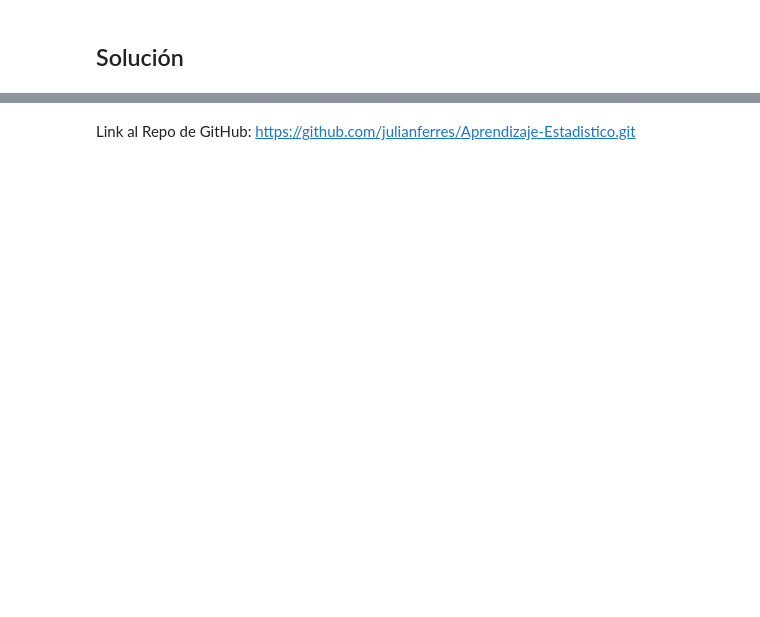
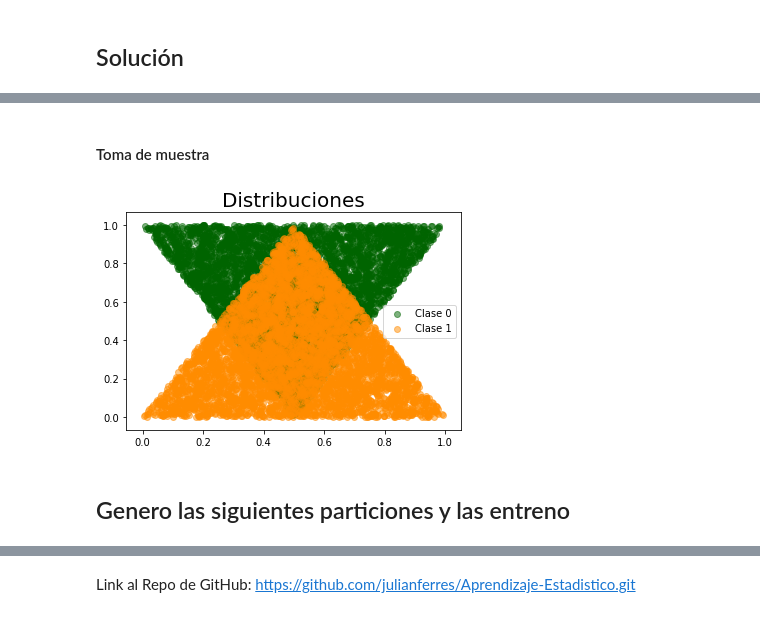
Before and after one commit to julianferres/Aprendizaje-Estadistico, a Jupyter notebook: Ejercicios/04-Comparacion de Costos/costos.ipynb, the cells around one changed output, grey strips where cells are left out. Saved outputs shown, nothing was run; the diff lists cells and outputs as text; code cells hidden in the pictures; blank space fills up the shorter version.

```diff
--- a/Ejercicios/04-Comparacion de Costos/costos.ipynb
+++ b/Ejercicios/04-Comparacion de Costos/costos.ipynb
@@ -42,0 +31,4 @@ while(i < n):
+# %%
+n = 10000 #Tamaño de muestra
+# %%
+train = np.zeros((n,3))
@@ -42,0 +38,13 @@ while(i < n):
+# %% [markdown]
+#### Toma de muestra
+# %%
+i = 0 #Puntos incluidos hasta el momento.
+while(i < n):
+    x = np.random.uniform(0,1)
+    y = np.random.uniform(0,1)
+    clase = np.random.randint( 0 , 1 + 1 ) #Uniforme discreta en {0,1}
+    if (( clase == 0 and abs(2*x-1) < y) or ( clase == 1 and y < 2*x < 2-y )):
+        train[i][0] = x
+        train[i][1] = y
+        train[i][2] = clase
+        i+=1
@@ -42,0 +62,10 @@ while(i < n):
+# %%
+clase0 , clase1 = train[(train[:,2] == 0.)] , train[(train[:,2] == 1.)]
+# %%
+g = plt.scatter( clase0[:,0] , clase0[:,1] , alpha='0.5', color='darkgreen' , label = 'Clase 0');
+g = plt.scatter( clase1[:,0] , clase1[:,1] ,alpha='0.5', color='darkorange' , label = 'Clase 1');
+plt.legend()
+plt.title("Distribuciones", fontsize=20)
+plt.show()
+# %% [output]
+[figure, added]
@@ -42,0 +75,2 @@ while(i < n):
+# %% [markdown]
+## Genero las siguientes particiones y las entreno
```
Also changed, not shown: parts of 79 cells of this notebook, 1 other file.
